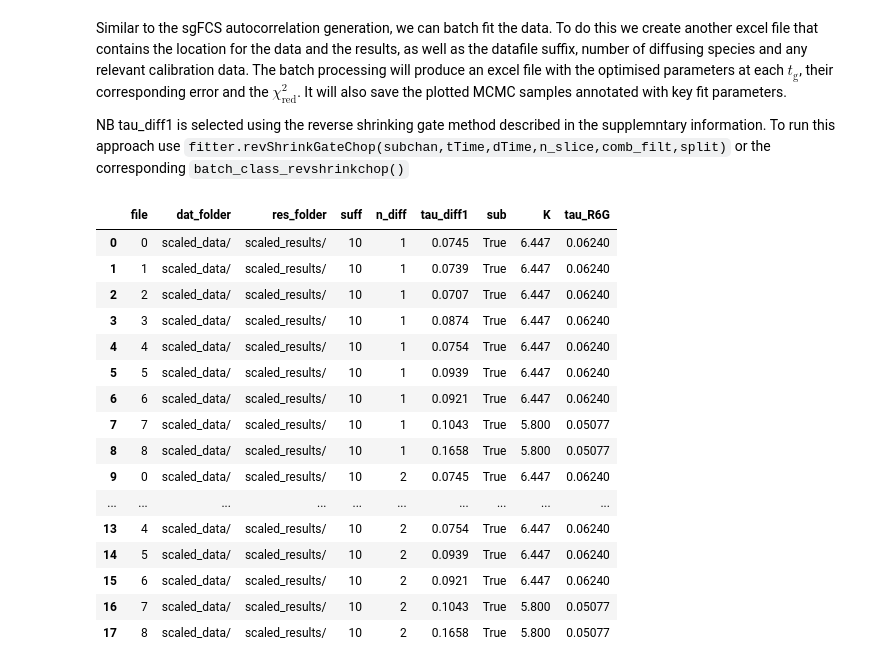
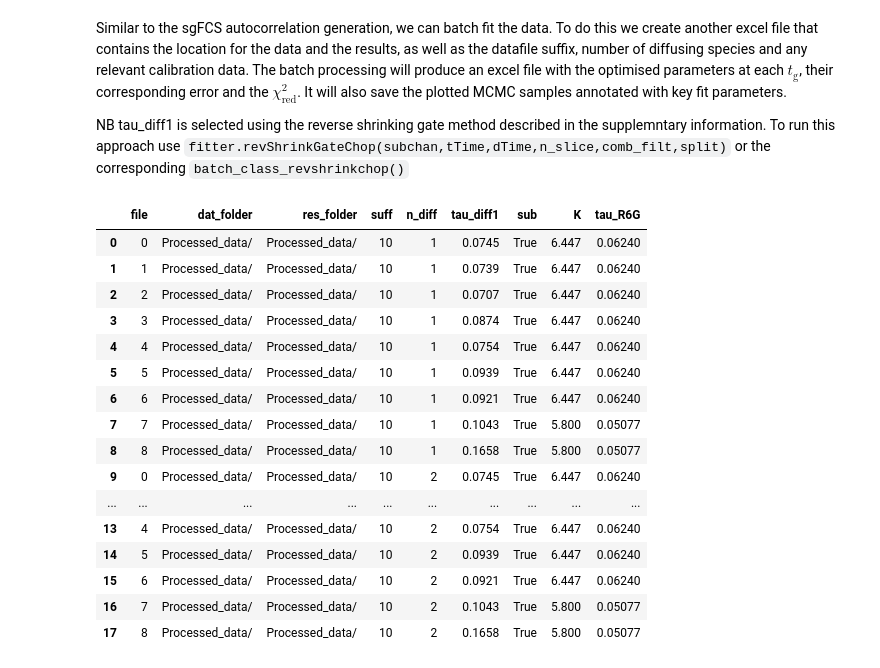
Before and after one commit to t-j-murdoch/sgFCS_PTU, a Jupyter notebook: Supp Info FCS.ipynb, the cells around one changed output. Cells and saved outputs as stored; diff of their text form; code cells hidden in the pictures.

```diff
--- a/Supp Info FCS.ipynb
+++ b/Supp Info FCS.ipynb
@@ -537,27 +495,27 @@ Similar to the sgFCS autocorrelation generation, we can batch fit the data. To d
 
 NB tau_diff1 is selected using the reverse shrinking gate method described in the supplemntary information. To run this approach use  `fitter.revShrinkGateChop(subchan,tTime,dTime,n_slice,comb_filt,split)` or the corresponding `batch_class_revshrinkchop()`
 # %%
-df = pd.read_excel('filenames_ibidi_Conc_full.xlsx')
-batch = pd.read_excel('batch_fit_scale.xlsx')
+df = pd.read_excel('filenames_Conc_full.xlsx')
+batch = pd.read_excel('batch_fit.xlsx')
 batch
 # %% [output]
 |  | file | dat_folder | res_folder | suff | n_diff | tau_diff1 | sub | K | tau_R6G |
-| 0 | 0 | scaled_data/ | scaled_results/ | 10 | 1 | 0.0745 | True | 6.447 | 0.06240 |
-| 1 | 1 | scaled_data/ | scaled_results/ | 10 | 1 | 0.0739 | True | 6.447 | 0.06240 |
-| 2 | 2 | scaled_data/ | scaled_results/ | 10 | 1 | 0.0707 | True | 6.447 | 0.06240 |
-| 3 | 3 | scaled_data/ | scaled_results/ | 10 | 1 | 0.0874 | True | 6.447 | 0.06240 |
-| 4 | 4 | scaled_data/ | scaled_results/ | 10 | 1 | 0.0754 | True | 6.447 | 0.06240 |
-| 5 | 5 | scaled_data/ | scaled_results/ | 10 | 1 | 0.0939 | True | 6.447 | 0.06240 |
-| 6 | 6 | scaled_data/ | scaled_results/ | 10 | 1 | 0.0921 | True | 6.447 | 0.06240 |
-| 7 | 7 | scaled_data/ | scaled_results/ | 10 | 1 | 0.1043 | True | 5.800 | 0.05077 |
-| 8 | 8 | scaled_data/ | scaled_results/ | 10 | 1 | 0.1658 | True | 5.800 | 0.05077 |
-| 9 | 0 | scaled_data/ | scaled_results/ | 10 | 2 | 0.0745 | True | 6.447 | 0.06240 |
+| 0 | 0 | Processed_data/ | Processed_data/ | 10 | 1 | 0.0745 | True | 6.447 | 0.06240 |
+| 1 | 1 | Processed_data/ | Processed_data/ | 10 | 1 | 0.0739 | True | 6.447 | 0.06240 |
+| 2 | 2 | Processed_data/ | Processed_data/ | 10 | 1 | 0.0707 | True | 6.447 | 0.06240 |
+| 3 | 3 | Processed_data/ | Processed_data/ | 10 | 1 | 0.0874 | True | 6.447 | 0.06240 |
+| 4 | 4 | Processed_data/ | Processed_data/ | 10 | 1 | 0.0754 | True | 6.447 | 0.06240 |
+| 5 | 5 | Processed_data/ | Processed_data/ | 10 | 1 | 0.0939 | True | 6.447 | 0.06240 |
+| 6 | 6 | Processed_data/ | Processed_data/ | 10 | 1 | 0.0921 | True | 6.447 | 0.06240 |
+| 7 | 7 | Processed_data/ | Processed_data/ | 10 | 1 | 0.1043 | True | 5.800 | 0.05077 |
+| 8 | 8 | Processed_data/ | Processed_data/ | 10 | 1 | 0.1658 | True | 5.800 | 0.05077 |
+| 9 | 0 | Processed_data/ | Processed_data/ | 10 | 2 | 0.0745 | True | 6.447 | 0.06240 |
 | ... | ... | ... | ... | ... | ... | ... | ... | ... | ... |
-| 13 | 4 | scaled_data/ | scaled_results/ | 10 | 2 | 0.0754 | True | 6.447 | 0.06240 |
-| 14 | 5 | scaled_data/ | scaled_results/ | 10 | 2 | 0.0939 | True | 6.447 | 0.06240 |
-| 15 | 6 | scaled_data/ | scaled_results/ | 10 | 2 | 0.0921 | True | 6.447 | 0.06240 |
-| 16 | 7 | scaled_data/ | scaled_results/ | 10 | 2 | 0.1043 | True | 5.800 | 0.05077 |
-| 17 | 8 | scaled_data/ | scaled_results/ | 10 | 2 | 0.1658 | True | 5.800 | 0.05077 |
+| 13 | 4 | Processed_data/ | Processed_data/ | 10 | 2 | 0.0754 | True | 6.447 | 0.06240 |
+| 14 | 5 | Processed_data/ | Processed_data/ | 10 | 2 | 0.0939 | True | 6.447 | 0.06240 |
+| 15 | 6 | Processed_data/ | Processed_data/ | 10 | 2 | 0.0921 | True | 6.447 | 0.06240 |
+| 16 | 7 | Processed_data/ | Processed_data/ | 10 | 2 | 0.1043 | True | 5.800 | 0.05077 |
+| 17 | 8 | Processed_data/ | Processed_data/ | 10 | 2 | 0.1658 | True | 5.800 | 0.05077 |
 # %%
 for _,row in batch.iterrows():
     batcher(df,file=row['file'],dat_folder=row['dat_folder'],res_folder=row['res_folder'],
```
Also changed, not shown: parts of 23 cells of this notebook, 5 other files.
